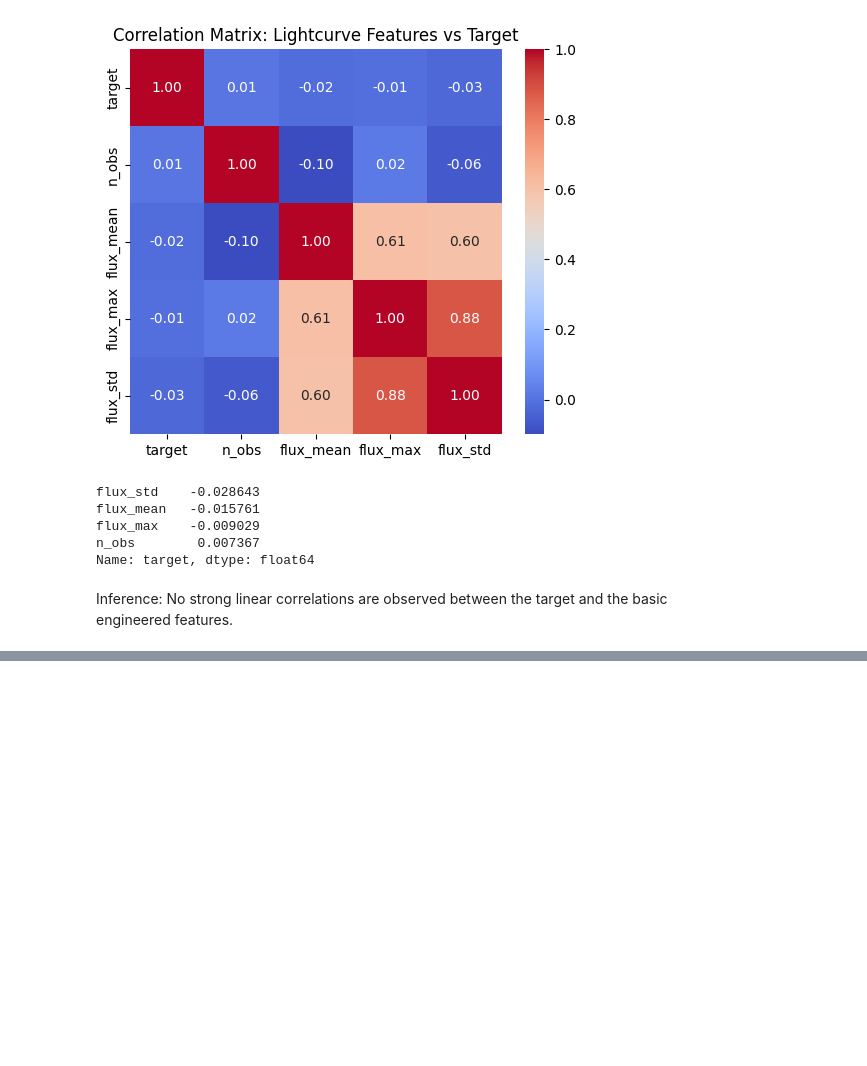
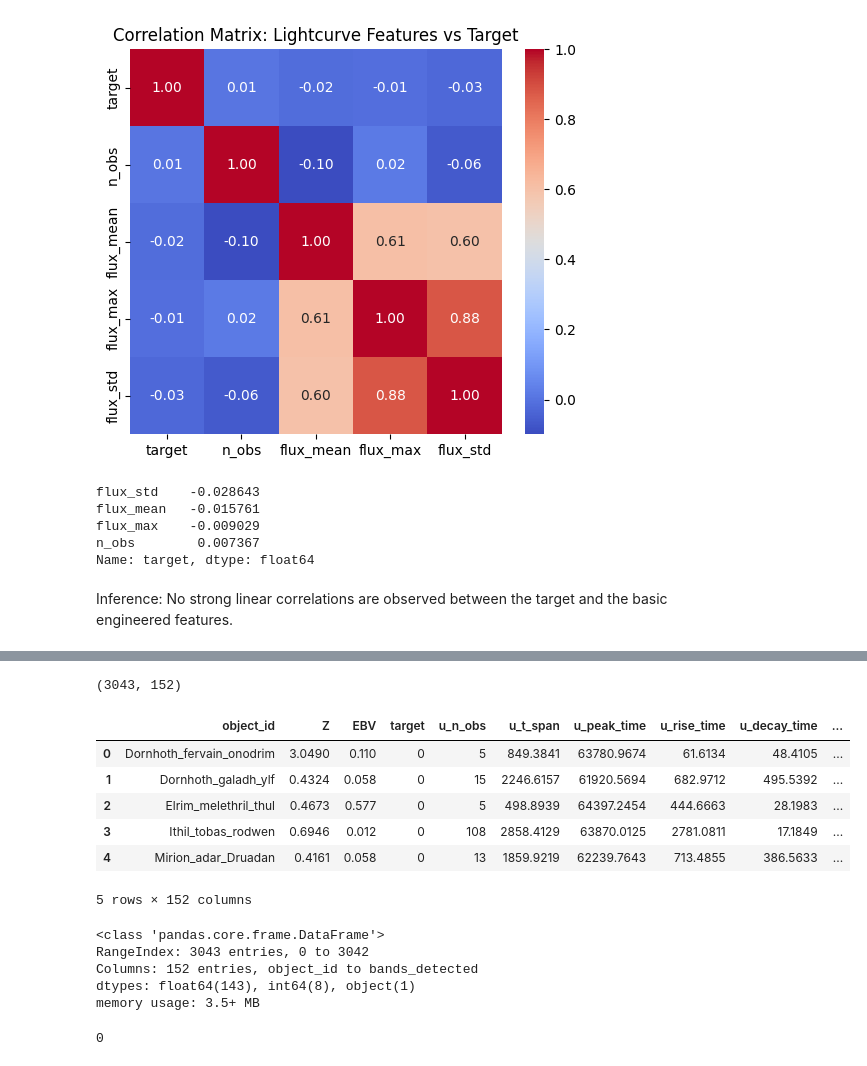
Before and after one commit to ayushsj99/MALLORN_Kaggle_Competition, a Jupyter notebook: MALLORN_Competition.ipynb, the cells around one changed output, grey strips where cells are left out. Drawn from its saved outputs; the diff is of its cells as text; code cells hidden in the pictures; blank space fills up the shorter version.

```diff
--- a/MALLORN_Competition.ipynb
+++ b/MALLORN_Competition.ipynb
@@ -859,0 +1180,8 @@ Inference: No strong linear correlations are observed between the target and the
+# %%
+model_configs = [
+    {"n_estimators": 300, "min_samples_leaf": 5, "max_depth": None},
+    {"n_estimators": 500, "min_samples_leaf": 5, "max_depth": None},
+    {"n_estimators": 500, "min_samples_leaf": 2, "max_depth": None},
+    {"n_estimators": 800, "min_samples_leaf": 2, "max_depth": None},
+    {"n_estimators": 500, "min_samples_leaf": 1, "max_depth": None},
+]
@@ -859,0 +1302,28 @@ Inference: No strong linear correlations are observed between the target and the
+# %%
+X = master_df.drop(columns=["object_id", "target"])
+y = master_df["target"]
+
+X_train, X_val, y_train, y_val = train_test_split(
+    X, y,
+    test_size=0.2,
+    random_state=42,
+    stratify=y
+)
+# %%
+xgb_configs = [
+    {"max_depth": 3, "learning_rate": 0.05, "n_estimators": 500},
+    {"max_depth": 4, "learning_rate": 0.05, "n_estimators": 500},
+    {"max_depth": 5, "learning_rate": 0.05, "n_estimators": 600},
+    {"max_depth": 4, "learning_rate": 0.1,  "n_estimators": 400},
+]
+
+def find_best_threshold(y_true, y_proba):
+    thresholds = np.linspace(0.01, 0.5, 200)
+    f1s = []
+
+    for t in thresholds:
+        preds = (y_proba >= t).astype(int)
+        f1s.append(f1_score(y_true, preds))
+
+    idx = np.argmax(f1s)
+    return thresholds[idx], f1s[idx]
@@ -859,0 +1764,30 @@ Inference: No strong linear correlations are observed between the target and the
+# %%
+master_df_ext = build_extended_master_df(
+    log_df=trainLog,
+    lc_prefix="train_lc",
+    has_target=True
+)
+
+print(master_df_ext.shape)
+display(master_df_ext.head())
+# %% [output]
+(3043, 152)
+|  | object_id | Z | EBV | target | u_n_obs | u_t_span | u_peak_time | u_rise_time | u_decay_time | ... |
+| 0 | Dornhoth_fervain_onodrim | 3.0490 | 0.110 | 0 | 5 | 849.3841 | 63780.9674 | 61.6134 | 48.4105 | ... |
+| 1 | Dornhoth_galadh_ylf | 0.4324 | 0.058 | 0 | 15 | 2246.6157 | 61920.5694 | 682.9712 | 495.5392 | ... |
+| 2 | Elrim_melethril_thul | 0.4673 | 0.577 | 0 | 5 | 498.8939 | 64397.2454 | 444.6663 | 28.1983 | ... |
+| 3 | Ithil_tobas_rodwen | 0.6946 | 0.012 | 0 | 108 | 2858.4129 | 63870.0125 | 2781.0811 | 17.1849 | ... |
+| 4 | Mirion_adar_Druadan | 0.4161 | 0.058 | 0 | 13 | 1859.9219 | 62239.7643 | 713.4855 | 386.5633 | ... |
+5 rows × 152 columns
+# %%
+master_df_ext.info()
+# %% [output]
+<class 'pandas.core.frame.DataFrame'>
+RangeIndex: 3043 entries, 0 to 3042
+Columns: 152 entries, object_id to bands_detected
+dtypes: float64(143), int64(8), object(1)
+memory usage: 3.5+ MB
+# %%
+master_df_ext.isnull().sum().sum()
+# %% [output]
+0
```
Also changed, not shown: parts of 49 cells of this notebook.
